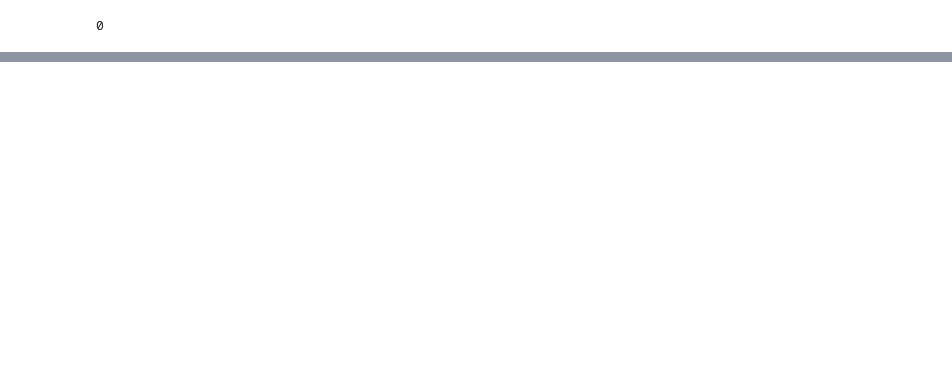
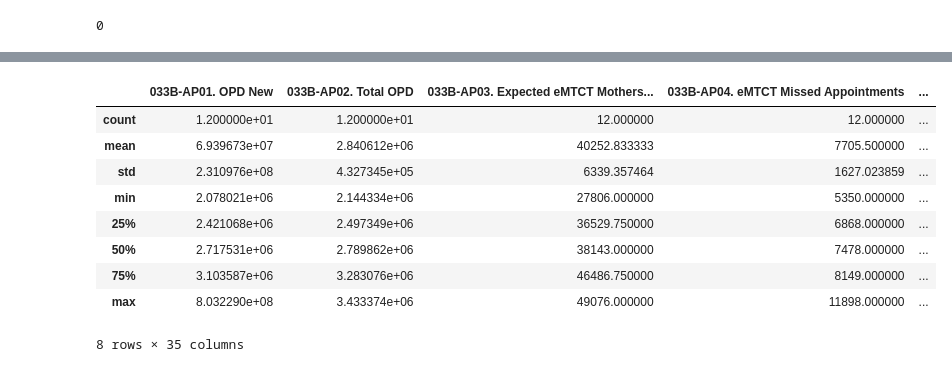
Before and after one commit to SsegawaAbdulkarim/Malaria_prediction, a Jupyter notebook: malaria_pred.ipynb, the cells around one changed output, grey strips where cells are left out. Cells and saved outputs as stored; diff of their text form; code cells hidden in the pictures; blank space fills up the shorter version.

```diff
--- a/malaria_pred.ipynb
+++ b/malaria_pred.ipynb
@@ -169,0 +205,13 @@ df.duplicated().sum()
+# %%
+df.describe()
+# %% [output]
+|  | 033B-AP01. OPD New | 033B-AP02. Total OPD | 033B-AP03. Expected eMTCT Mothers... | 033B-AP04. eMTCT Missed Appointments | ... |
+| count | 1.200000e+01 | 1.200000e+01 | 12.000000 | 12.000000 | ... |
+| mean | 6.939673e+07 | 2.840612e+06 | 40252.833333 | 7705.500000 | ... |
+| std | 2.310976e+08 | 4.327345e+05 | 6339.357464 | 1627.023859 | ... |
+| min | 2.078021e+06 | 2.144334e+06 | 27806.000000 | 5350.000000 | ... |
+| 25% | 2.421068e+06 | 2.497349e+06 | 36529.750000 | 6868.000000 | ... |
+| 50% | 2.717531e+06 | 2.789862e+06 | 38143.000000 | 7478.000000 | ... |
+| 75% | 3.103587e+06 | 3.283076e+06 | 46486.750000 | 8149.000000 | ... |
+| max | 8.032290e+08 | 3.433374e+06 | 49076.000000 | 11898.000000 | ... |
+8 rows × 35 columns
```
Also changed, not shown: parts of 19 cells of this notebook, 5 other files.
